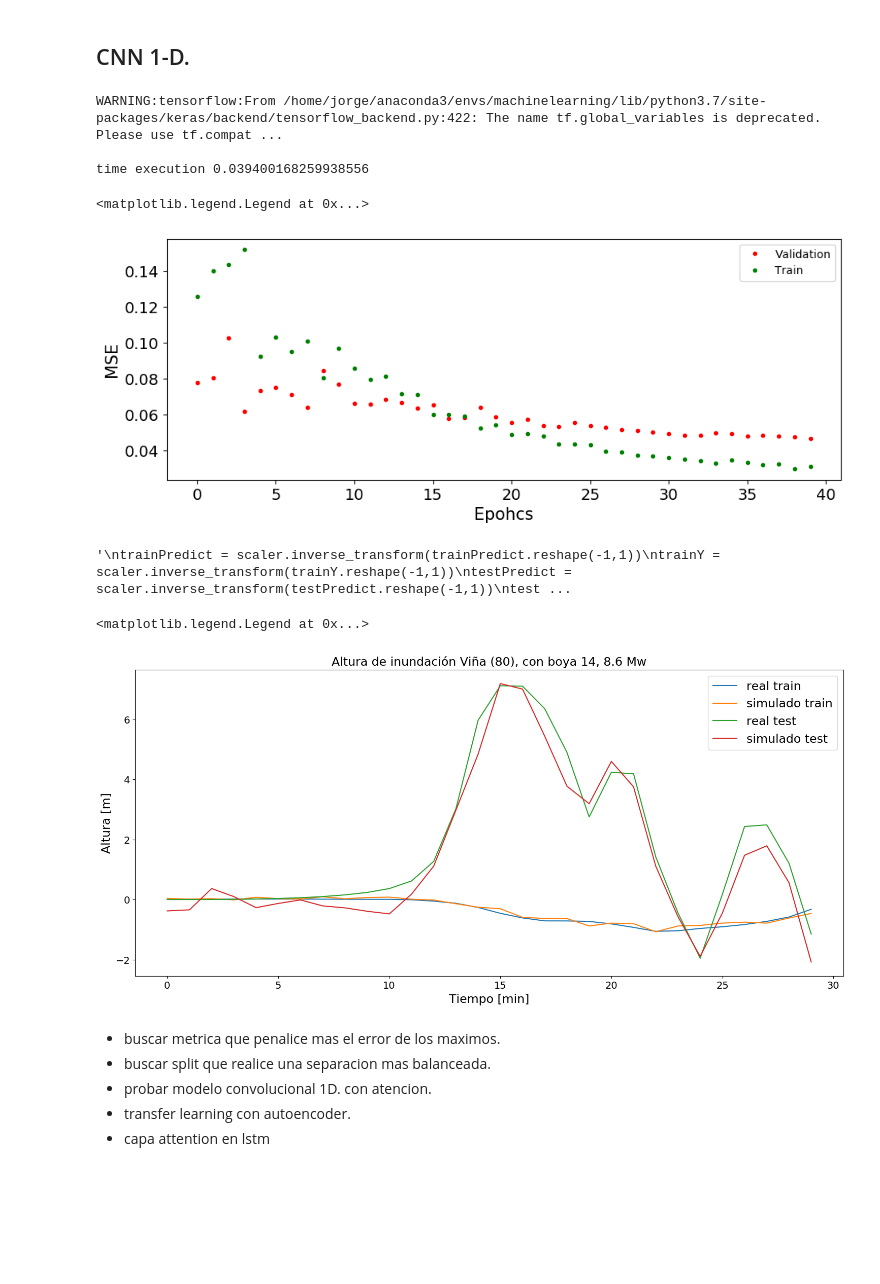
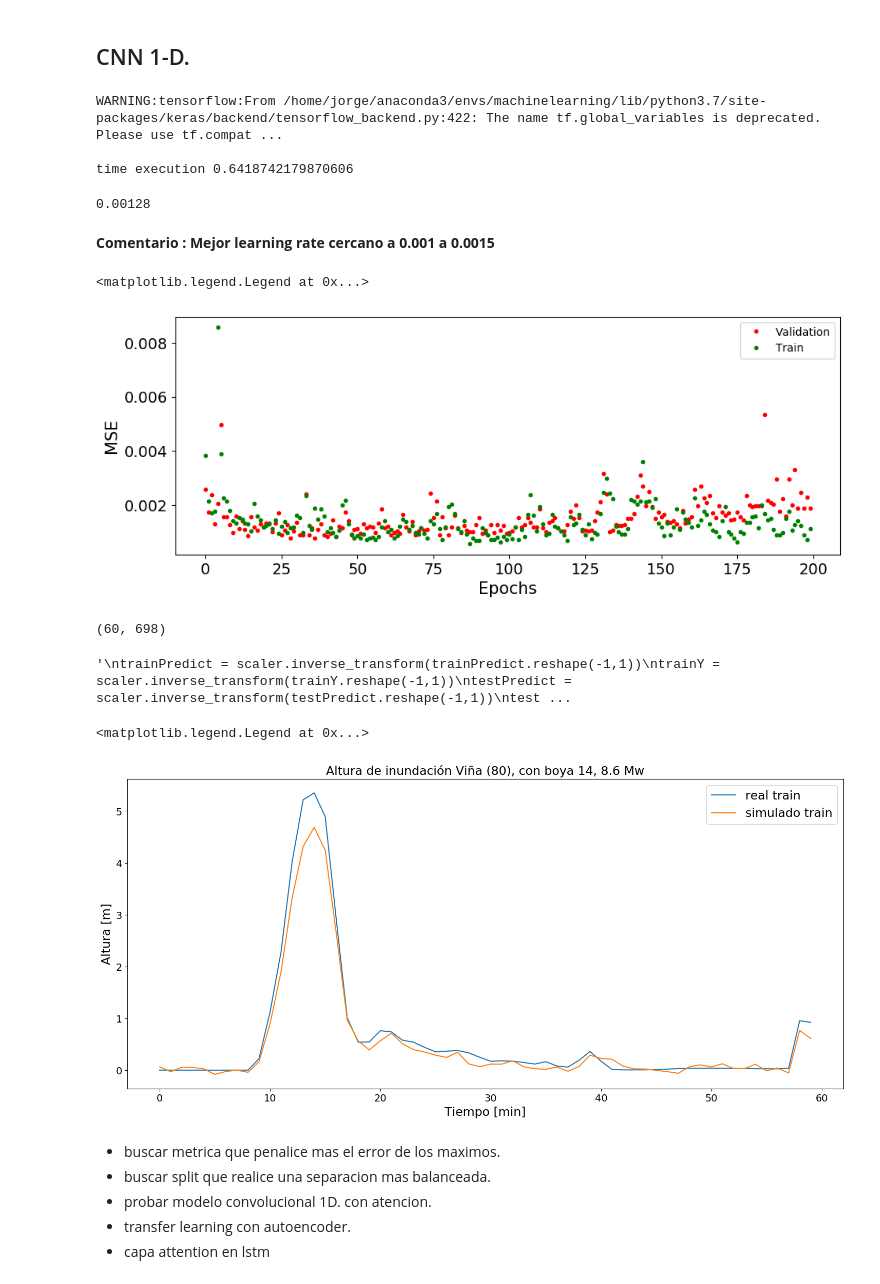
Before and after one commit to jorgenunezc/tsunami-warning, a Jupyter notebook: cnn_hysea.ipynb, the cells around one changed output. Drawn from its saved outputs; the diff is of its cells as text; code cells hidden in the pictures; blank space fills up the shorter version.

```diff
--- a/cnn_hysea.ipynb
+++ b/cnn_hysea.ipynb
@@ -221,49 +264,54 @@ groups = [0,0,0,0,0,0,1,1,1,0,0,0,0,0,0,0,0,0,1,0,1,0,0,0,0,0,0,0,0,0,0,0,0,0,
 ## CNN 1-D.
 # %%
 from keras.callbacks import EarlyStopping
-es = EarlyStopping(monitor='val_loss', mode='min', verbose=1)
+es = EarlyStopping(monitor='val_loss', mode='min', verbose=1,patience=5000)
 # %%
 #initializer = initializers.glorot_uniform(seed = 42)
 #bias_ini = initializers.Constant(value=0.1)
 # %%
 
 import time
-epoch = 40
-n = 0.8
+
+n = 2**7
+epoch = 200
 Xm = trainX
 ym = trainY
-skf = StratifiedKFold(n_splits=2,shuffle=True)#,random_state=42)
+skf = StratifiedKFold(n_splits=4,shuffle=True)#,random_state=42)
 skf.get_n_splits(Xm, groups)
 start = time.time()
 
 hist = History()
 model = Sequential()
-model.add(Conv1D(filters=64, kernel_size=22,#kernel_initializer=initializer, bias_initializer=bias_ini,
+model.add(Conv1D(filters=64, kernel_size=9,#kernel_initializer=initializer, bias_initializer=bias_ini,
                  activation='relu', input_shape=(n_steps, n_features)))
-model.add(Conv1D(filters=8, kernel_size=4,#kernel_initializer=initializer,bias_initializer=bias_ini,
-                 activation='relu'))
-#model.add(MaxPooling1D(pool_size=20))
-#model.add(Dropout(0.3))
-#model.add(Conv1D(filters=16, kernel_size=3,kernel_initializer=initializer, activation='relu'))
-#model.add(Conv1D(filters=8, kernel_size=3, kernel_initializer=initializer,activation='relu'))
-#model.add(Conv1D(filters=16, kernel_size=3,kernel_initializer=initializer, activation='relu'))
+model.add(Conv1D(filters=8, kernel_size=3,#kernel_initializer=initializer,bias_initializer=bias_ini,
+          activation='relu'))
+#model.add(MaxPooling1D(pool_size=3)
+model.add(Dropout(0.1, seed = seed))
+##model.add(Conv1D(filters=16, kernel_size=3,activation='relu'))
+##model.add(Conv1D(filters=8, kernel_size=3,activation='relu'))
+##model.add(Conv1D(filters=16, kernel_size=3, activation='relu'))
+#model.add(Dropout(0.3,seed = seed))
 #model.add(MaxPooling1D(pool_size=10))
-#model.add(Conv1D(filters=32, kernel_size=3,kernel_initializer=initializer, activation='relu'))
+##model.add(Conv1D(filters=32, kernel_size=3, activation='relu'))
 #model.add(Conv1D(filters=64, kernel_size=3,kernel_initializer=initializer, activation='relu'))
 #model.add(MaxPooling1D(pool_size=8))
-#model.add(Dropout(0.3,seed = 42))
+
 model.add(Flatten())
-model.add(Dense(60,#kernel_initializer=initializer,bias_initializer=bias_ini,
+#model.add(Dropout(0.5, seed = seed))
+model.add(Dense(120,#kernel_initializer=initializer,bias_initializer=bias_ini,
                 activation='relu'))
 #model.add(LSTM(30, activation='relu'))
 model.add(Dense(n_steps,#kernel_initializer=initializer,bias_initializer=bias_ini,
                 activation='linear'))
 #
-model.compile(optimizer=Adam(lr=0.0055*n), loss='mse')
+model.compile(optimizer=Adam(lr=0.001), loss='mse')
 
 for train, test in skf.split(Xm, groups): #tscv.split(Xm):
+    #print('train',train)
+    #print('test',test)
     history = model.fit(Xm[train], ym[train],validation_data=(Xm[test], ym[test]), epochs=epoch, verbose=0
-                        ,callbacks=[hist])
+                        ,callbacks=[es])
 
 end = time.time()
 
@@ -271,20 +319,30 @@ print('time execution',(end - start)/60)
 # %% [output]
 WARNING:tensorflow:From /home/jorge/anaconda3/envs/machinelearning/lib/python3.7/site-packages/keras/backend/tensorflow_backend.py:422: The name tf.global_variables is deprecated. Please use tf.compat ...
 
-time execution 0.039400168259938556
+time execution 0.6418742179870606
+# %%
+0.00001*n
+# %% [output]
+0.00128
+# %% [markdown]
+**Comentario : Mejor learning rate cercano a 0.001 a 0.0015**
 # %%
 import matplotlib.pyplot as plt
 a=np.linspace(1,epoch,epoch)
 plt.figure(figsize=(24,4), dpi=100)
 plt.rc('xtick', labelsize=14)
 plt.rc('ytick', labelsize=14)
 plt.subplot(1,2,1)
-plt.plot(hist.history['val_loss'],'r.',label = 'Validation')
-plt.plot(hist.history['loss'],'g.',label = 'Train')
-plt.xlabel('Epohcs',fontsize=15)
+plt.plot(history.history['val_loss'],'r.',label = 'Validation')
+plt.plot(history.history['loss'],'g.',label = 'Train')
+plt.xlabel('Epochs',fontsize=15)
 plt.ylabel('MSE',fontsize=15)
 plt.legend(loc='upper right')
 # %% [output]
 <matplotlib.legend.Legend at 0x...>
-[figure, old version]
+[figure, new version]
+# %%
+df.shape
+# %% [output]
+(60, 698)
 # %%
@@ -311,8 +369,8 @@ plt.figure(figsize=(18,8), dpi=100)
 #plt.subplot(2,1,1)
 plt.plot(trainY,label = 'real train')
 plt.plot(trainPredict, label = 'simulado train')
-plt.plot(testY,label = 'real test')
-plt.plot(testPredict, label = 'simulado test')
+#plt.plot(testY,label = 'real test')
+#plt.plot(testPredict, label = 'simulado test')
 plt.rc('xtick', labelsize=17)
 plt.rc('ytick', labelsize=17)
 plt.title('Altura de inundación Viña (80), con boya 14, 8.6 Mw',fontsize=17)
@@ -331,7 +389,7 @@ plt.legend(loc='upper right',fontsize=17)
 #plt.legend(loc='upper right',fontsize=17)
 # %% [output]
 <matplotlib.legend.Legend at 0x...>
-[figure, old version]
+[figure, new version]
 # %% [markdown]
 - buscar metrica que penalice mas el error de los maximos.
 - buscar split que realice una separacion mas balanceada.
```
Also changed, not shown: parts of 24 cells of this notebook, 5 other files.
